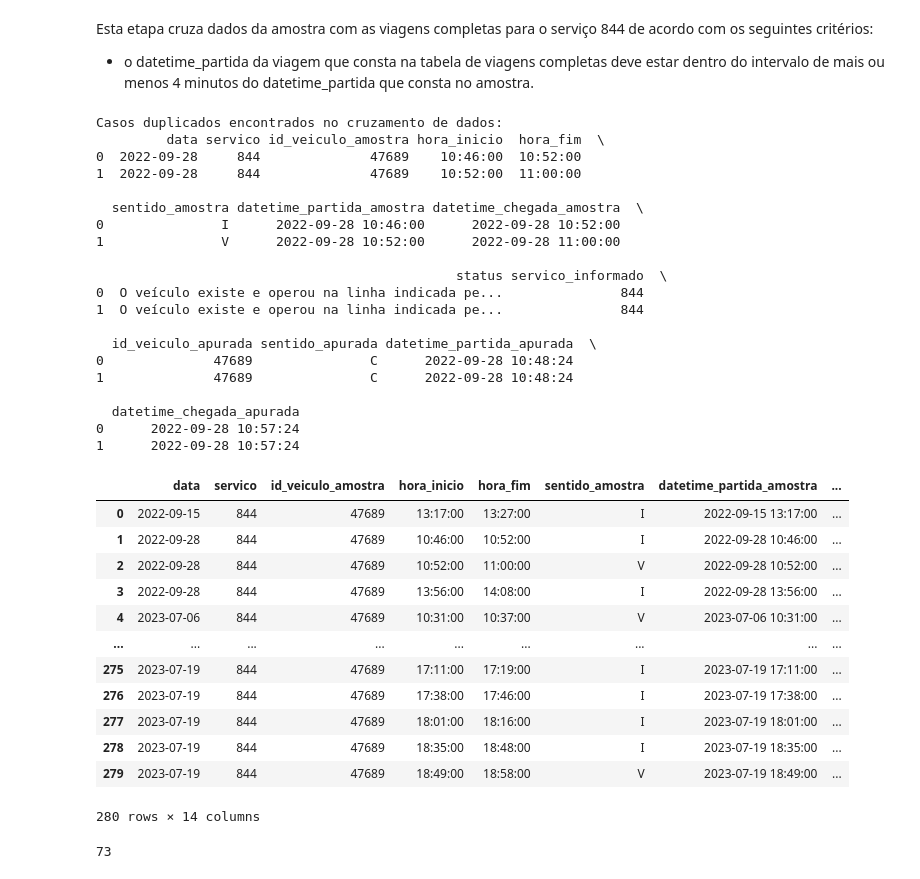
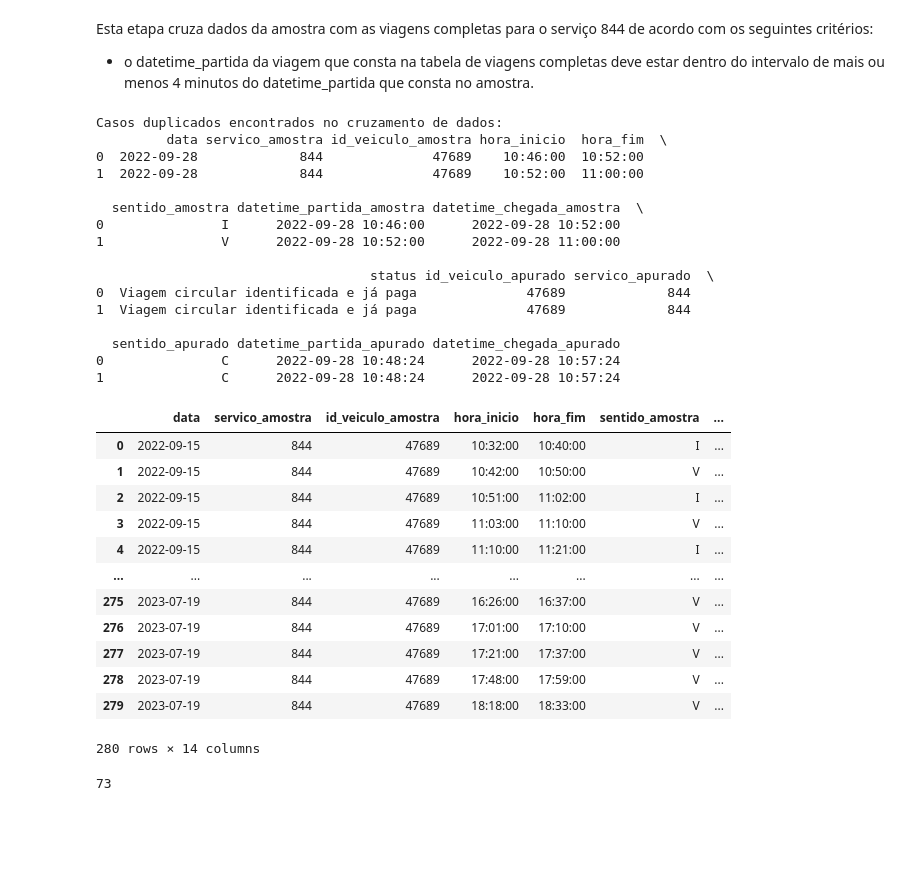
Before and after one commit to RJ-SMTR/subsidio_recursos, a Jupyter notebook: SMTR202211008775_844_2022-11-30/notebooks/1_analise_exploratoria_844.ipynb, the cells around one changed output. Drawn from its saved outputs; the diff is of its cells as text; code cells hidden in the pictures; blank space fills up the shorter version.

```diff
--- a/SMTR202211008775_844_2022-11-30/notebooks/1_analise_exploratoria_844.ipynb
+++ b/SMTR202211008775_844_2022-11-30/notebooks/1_analise_exploratoria_844.ipynb
@@ -205,40 +302,38 @@ do intervalo de mais ou menos 4 minutos do datetime_partida que consta no amostr
 # %%
 viagem_completa_prod['datetime_partida'] = pd.to_datetime(viagem_completa_prod['datetime_partida'])
-amostra_classificada = check_complete_trips(amostra_deduplicada, viagem_completa_prod, 4)
+
+amostra_classificada = check_trips(amostra_deduplicada, viagem_completa_prod, 4,
+                                   "Viagem circular identificada e já paga")
 amostra_classificada
 # %% [output]
 Casos duplicados encontrados no cruzamento de dados:
-         data servico id_veiculo_amostra hora_inicio  hora_fim  \
-0  2022-09-28     844              47689    10:46:00  10:52:00
-1  2022-09-28     844              47689    10:52:00  11:00:00
+         data servico_amostra id_veiculo_amostra hora_inicio  hora_fim  \
+0  2022-09-28             844              47689    10:46:00  10:52:00
+1  2022-09-28             844              47689    10:52:00  11:00:00
 
   sentido_amostra datetime_partida_amostra datetime_chegada_amostra  \
 0               I      2022-09-28 10:46:00      2022-09-28 10:52:00
 1               V      2022-09-28 10:52:00      2022-09-28 11:00:00
 
-                                              status servico_informado  \
-0  O veículo existe e operou na linha indicada pe...               844
-1  O veículo existe e operou na linha indicada pe...               844
+                                   status id_veiculo_apurado servico_apurado  \
+0  Viagem circular identificada e já paga              47689             844
+1  Viagem circular identificada e já paga              47689             844
 
-  id_veiculo_apurada sentido_apurada datetime_partida_apurada  \
-0              47689               C      2022-09-28 10:48:24
-1              47689               C      2022-09-28 10:48:24
-
-  datetime_chegada_apurada
-0      2022-09-28 10:57:24
-1      2022-09-28 10:57:24
+  sentido_apurado datetime_partida_apurado datetime_chegada_apurado
+0               C      2022-09-28 10:48:24      2022-09-28 10:57:24
+1               C      2022-09-28 10:48:24      2022-09-28 10:57:24
-|  | data | servico | id_veiculo_amostra | hora_inicio | hora_fim | sentido_amostra | datetime_partida_amostra | ... |
-| 0 | 2022-09-15 | 844 | 47689 | 13:17:00 | 13:27:00 | I | 2022-09-15 13:17:00 | ... |
-| 1 | 2022-09-28 | 844 | 47689 | 10:46:00 | 10:52:00 | I | 2022-09-28 10:46:00 | ... |
-| 2 | 2022-09-28 | 844 | 47689 | 10:52:00 | 11:00:00 | V | 2022-09-28 10:52:00 | ... |
-| 3 | 2022-09-28 | 844 | 47689 | 13:56:00 | 14:08:00 | I | 2022-09-28 13:56:00 | ... |
-| 4 | 2023-07-06 | 844 | 47689 | 10:31:00 | 10:37:00 | V | 2023-07-06 10:31:00 | ... |
-| ... | ... | ... | ... | ... | ... | ... | ... | ... |
-| 275 | 2023-07-19 | 844 | 47689 | 17:11:00 | 17:19:00 | I | 2023-07-19 17:11:00 | ... |
-| 276 | 2023-07-19 | 844 | 47689 | 17:38:00 | 17:46:00 | I | 2023-07-19 17:38:00 | ... |
-| 277 | 2023-07-19 | 844 | 47689 | 18:01:00 | 18:16:00 | I | 2023-07-19 18:01:00 | ... |
-| 278 | 2023-07-19 | 844 | 47689 | 18:35:00 | 18:48:00 | I | 2023-07-19 18:35:00 | ... |
-| 279 | 2023-07-19 | 844 | 47689 | 18:49:00 | 18:58:00 | V | 2023-07-19 18:49:00 | ... |
+|  | data | servico_amostra | id_veiculo_amostra | hora_inicio | hora_fim | sentido_amostra | ... |
+| 0 | 2022-09-15 | 844 | 47689 | 10:32:00 | 10:40:00 | I | ... |
+| 1 | 2022-09-15 | 844 | 47689 | 10:42:00 | 10:50:00 | V | ... |
+| 2 | 2022-09-15 | 844 | 47689 | 10:51:00 | 11:02:00 | I | ... |
+| 3 | 2022-09-15 | 844 | 47689 | 11:03:00 | 11:10:00 | V | ... |
+| 4 | 2022-09-15 | 844 | 47689 | 11:10:00 | 11:21:00 | I | ... |
+| ... | ... | ... | ... | ... | ... | ... | ... |
+| 275 | 2023-07-19 | 844 | 47689 | 16:26:00 | 16:37:00 | V | ... |
+| 276 | 2023-07-19 | 844 | 47689 | 17:01:00 | 17:10:00 | V | ... |
+| 277 | 2023-07-19 | 844 | 47689 | 17:21:00 | 17:37:00 | V | ... |
+| 278 | 2023-07-19 | 844 | 47689 | 17:48:00 | 17:59:00 | V | ... |
+| 279 | 2023-07-19 | 844 | 47689 | 18:18:00 | 18:33:00 | V | ... |
 280 rows × 14 columns
 # %%
 count_non_nan = amostra_classificada['status'].notna().sum()
```
Also changed, not shown: parts of 45 cells of this notebook, 6 other files.
